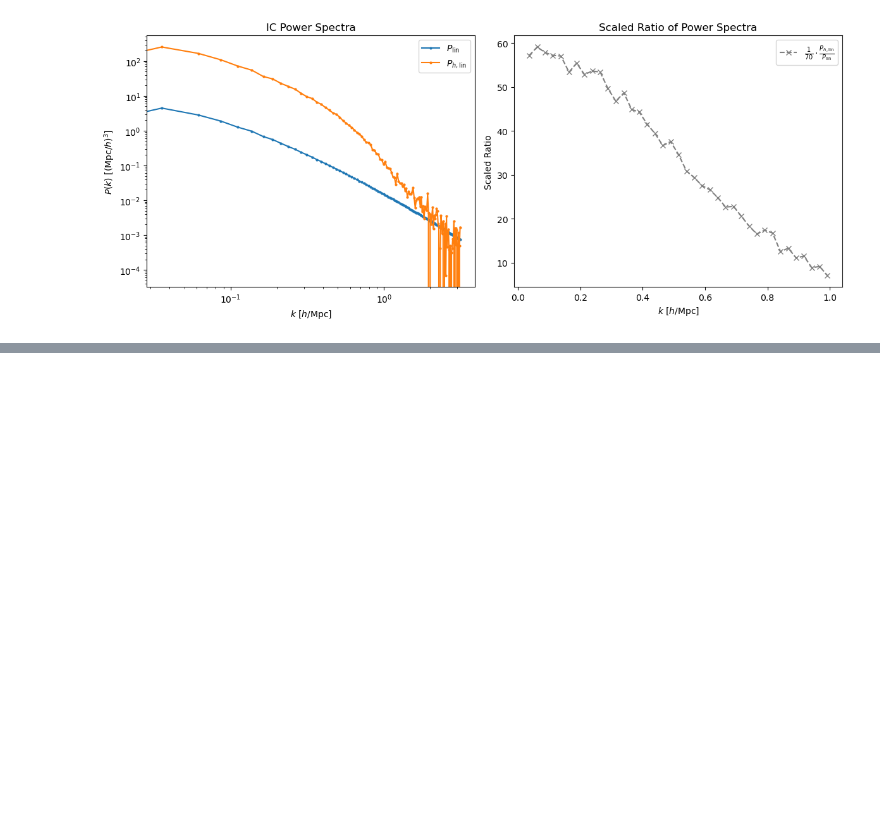
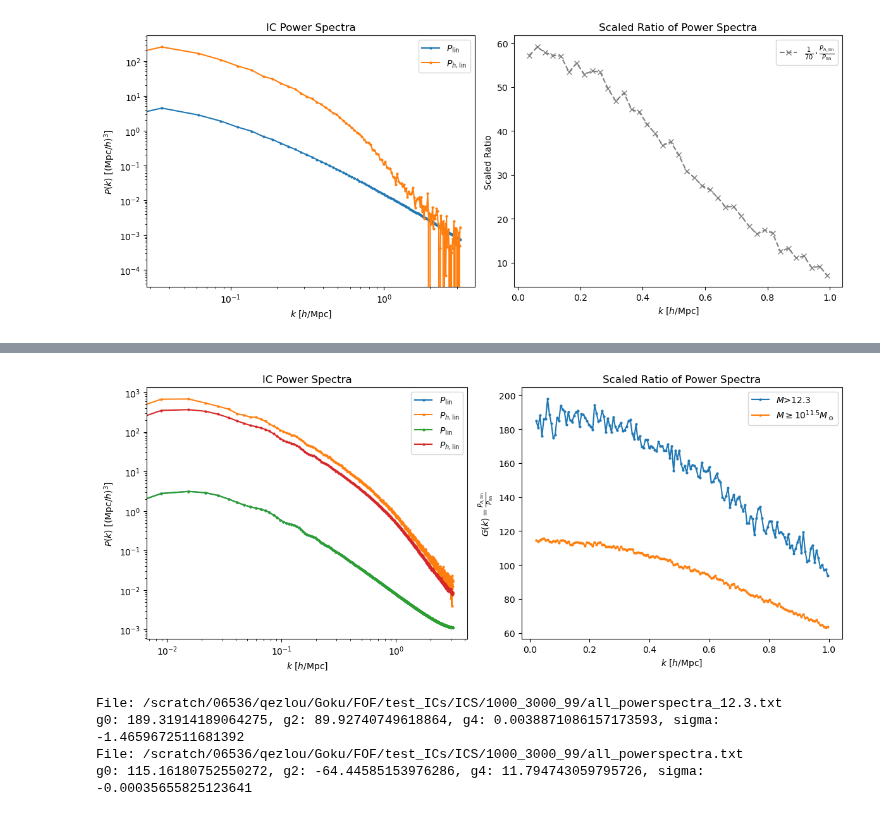
Before and after one commit to qezlou/Goku_ELG, a Jupyter notebook: emu/notebooks/power_large_scales/pk.ipynb, the cells around one changed output, grey strips where cells are left out. Drawn from its saved outputs; the diff is of its cells as text; code cells hidden in the pictures; blank space fills up the shorter version.

```diff
--- a/emu/notebooks/power_large_scales/pk.ipynb
+++ b/emu/notebooks/power_large_scales/pk.ipynb
@@ -268,0 +237,37 @@ plt.show()
+# %%
+import matplotlib.pyplot as plt
+import numpy as np
+
+fig, (ax1, ax2) = plt.subplots(1, 2, figsize=(12, 5))
+# Load data
+pk_files = ['/scratch/06536/qezlou/Goku/FOF/test_ICs/ICS/1000_3000_99/all_powerspectra_12.3.txt',
+            '/scratch/06536/qezlou/Goku/FOF/test_ICs/ICS/1000_3000_99/all_powerspectra.txt']
+labels = [r'$M \greater 12.3$', r'$M \geq 10^{11.5} M_\odot$']
+for i in range(len(pk_files)):
+    a = np.loadtxt(pk_files[i], skiprows=1)
+
+    # Left panel: Power spectra
+    ax1.plot(a[:,0], a[:,1], label=r'$P_{\mathrm{lin}}$', marker='o', markersize=2)
+    ax1.plot(a[:,0], a[:,2], label=r'$P_{h,\mathrm{lin}}$', marker='o', markersize=2)
+    # Right panel: Ratio
+    ind = (a[:,0] < 1) & (a[:,0] > 0.02)
+    ax2.plot(a[ind,0], a[ind,2]/a[ind,1], marker='o', markersize=2,
+            label=labels[i])
+
+ax1.set_xscale('log')
+ax1.set_yscale('log')
+ax1.set_xlabel(r'$k\ [h/\mathrm{Mpc}]$')
+ax1.set_ylabel(r'$P(k)\ [(\mathrm{Mpc}/h)^3]$')
+ax1.set_title('IC Power Spectra')
+ax1.legend(loc='upper right')
+
+
+ax2.set_xlabel(r'$k\ [h/\mathrm{Mpc}]$')
+ax2.set_ylabel(r'$G(k) = \frac{P_{h,\mathrm{lin}}}{P_{\mathrm{lin}}}$')
+ax2.set_title('Scaled Ratio of Power Spectra')
+ax2.legend(loc='upper right')
+
+plt.tight_layout()
+plt.show()
+# %% [output]
+[figure, added]
@@ -268,0 +293,15 @@ plt.show()
+# %%
+pk_files = ['/scratch/06536/qezlou/Goku/FOF/test_ICs/ICS/1000_3000_99/all_powerspectra_12.3.txt',
+            '/scratch/06536/qezlou/Goku/FOF/test_ICs/ICS/1000_3000_99/all_powerspectra.txt']
+
+for i in range(len(pk_files)):
+    a = np.loadtxt(pk_files[i], skiprows=1)
+    ind = (a[:,0] < 1) & (a[:,0] > 0.02)
+    g0, g2, g4, sigma = fit_gk(a[ind,0], a[ind,1], a[ind,2])
+    print(f'File: {pk_files[i]}')
+    print(f'g0: {g0}, g2: {g2}, g4: {g4}, sigma: {sigma}')
+# %% [output]
+File: /scratch/06536/qezlou/Goku/FOF/test_ICs/ICS/1000_3000_99/all_powerspectra_12.3.txt
+g0: 189.31914189064275, g2: 89.92740749618864, g4: 0.0038871086157173593, sigma: -1.4659672511681392
+File: /scratch/06536/qezlou/Goku/FOF/test_ICs/ICS/1000_3000_99/all_powerspectra.txt
+g0: 115.16180752550272, g2: -64.44585153976286, g4: 11.794743059795726, sigma: -0.00035655825123641
```
Also changed, not shown: parts of 11 cells of this notebook.
